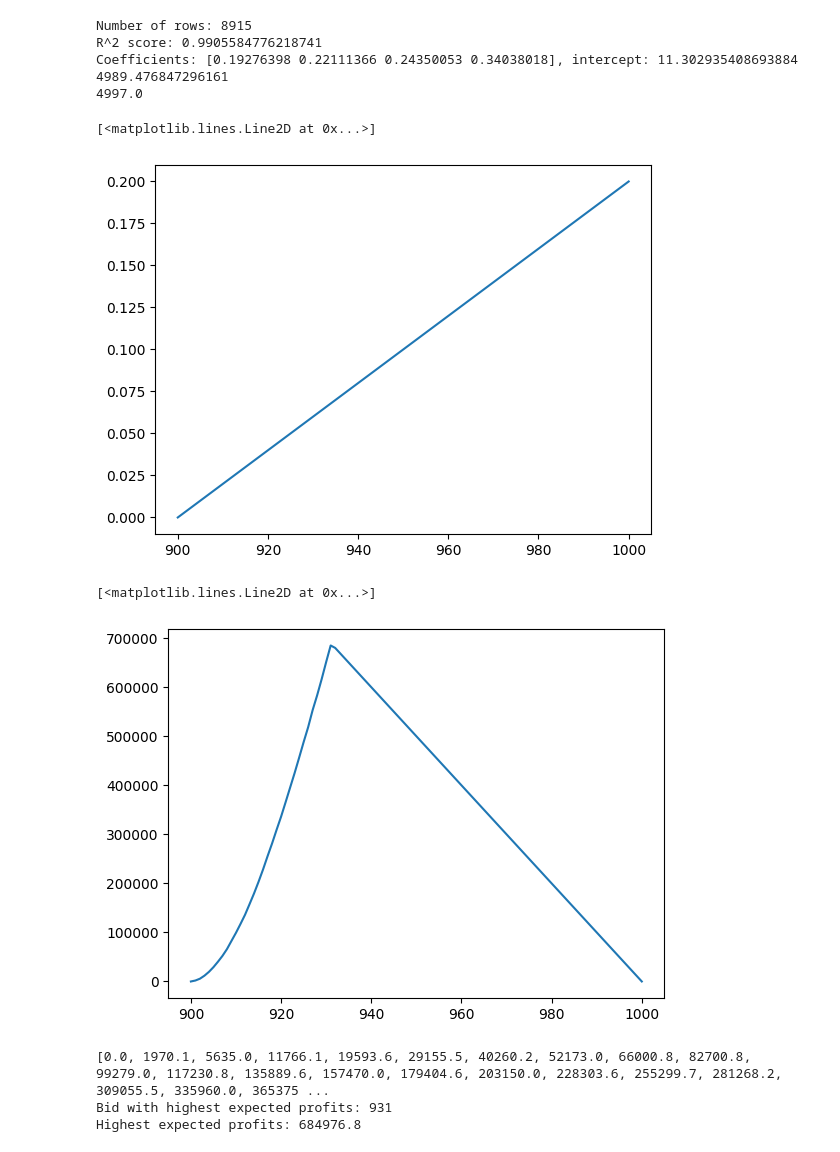
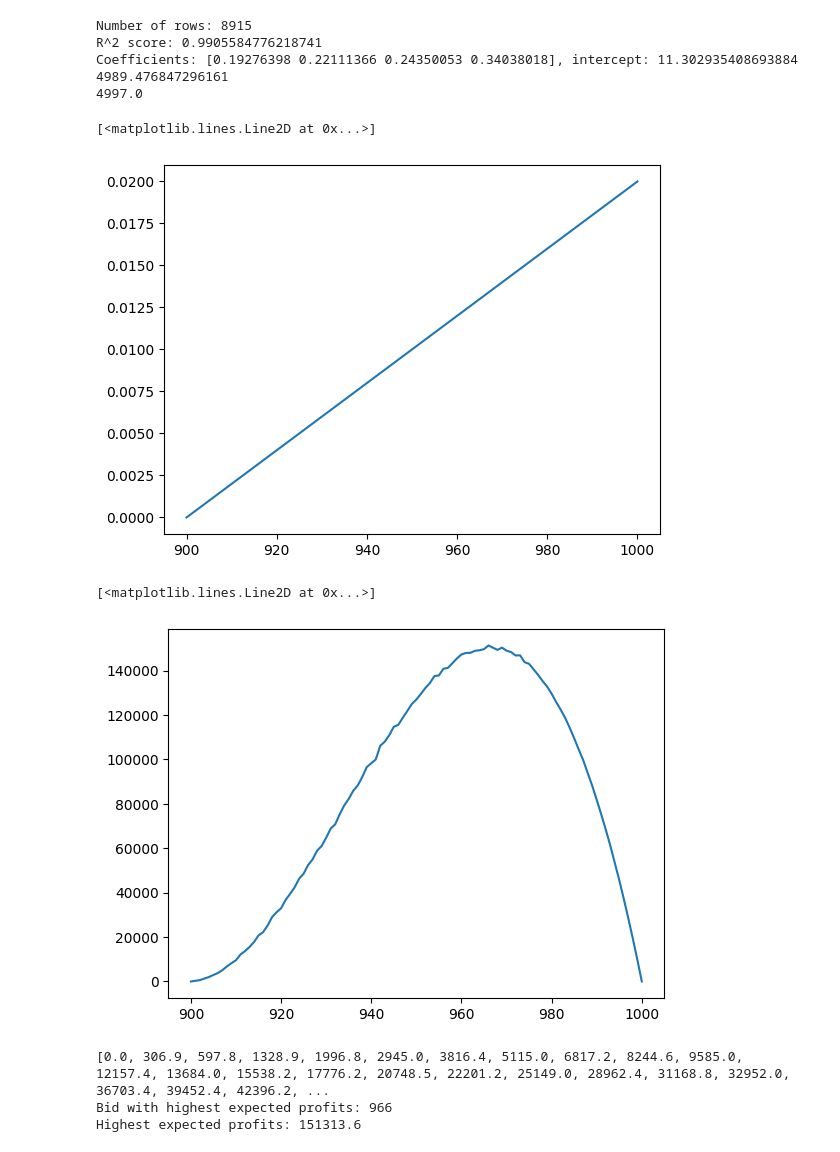
Before and after one commit to choo8/IMC-prosperity-2, a Jupyter notebook: round1-josh.ipynb, the cells around one changed output. Saved outputs shown, nothing was run; the diff lists cells and outputs as text; code cells hidden in the pictures.

```diff
--- a/round1-josh.ipynb
+++ b/round1-josh.ipynb
@@ -58,18 +58,19 @@ Coefficients: [0.19276398 0.22111366 0.24350053 0.34038018], intercept: 11.30293
 # %%
 import matplotlib.pyplot as plt
 import scipy.stats as st
+import numpy as np
 
 class linear_pmf(st.rv_discrete):
     def _pmf(self, x):
-        return 0.002*x - 1.8 # Normalized over its range, in this case [0,1]
+        return 0.0002*x - 0.18 # Normalized over its range, in this case [0,1]
 
 goldfish_pmf = linear_pmf(a=900, b=1000)
 
 xs = np.arange(900, 1001)
 plt.plot(xs, goldfish_pmf.pmf(xs))
 # %% [output]
 [<matplotlib.lines.Line2D at 0x...>]
-[figure, old version]
+[figure, new version]
 # %%
 from tqdm import tqdm
 
@@ -92,12 +93,12 @@ for bid in tqdm(bids):
 plt.plot(bids, expected_profits)
 # %% [output]
 [<matplotlib.lines.Line2D at 0x...>]
-[figure, old version]
+[figure, new version]
 # %%
 print(expected_profits)
 print(f"Bid with highest expected profits: {bids[np.argmax(expected_profits)]}")
 print(f"Highest expected profits: {max(expected_profits)}")
 # %% [output]
-[0.0, 1970.1, 5635.0, 11766.1, 19593.6, 29155.5, 40260.2, 52173.0, 66000.8, 82700.8, 99279.0, 117230.8, 135889.6, 157470.0, 179404.6, 203150.0, 228303.6, 255299.7, 281268.2, 309055.5, 335960.0, 365375 ...
-Bid with highest expected profits: 931
-Highest expected profits: 684976.8
+[0.0, 306.9, 597.8, 1328.9, 1996.8, 2945.0, 3816.4, 5115.0, 6817.2, 8244.6, 9585.0, 12157.4, 13684.0, 15538.2, 17776.2, 20748.5, 22201.2, 25149.0, 28962.4, 31168.8, 32952.0, 36703.4, 39452.4, 42396.2, ...
+Bid with highest expected profits: 966
+Highest expected profits: 151313.6
```
